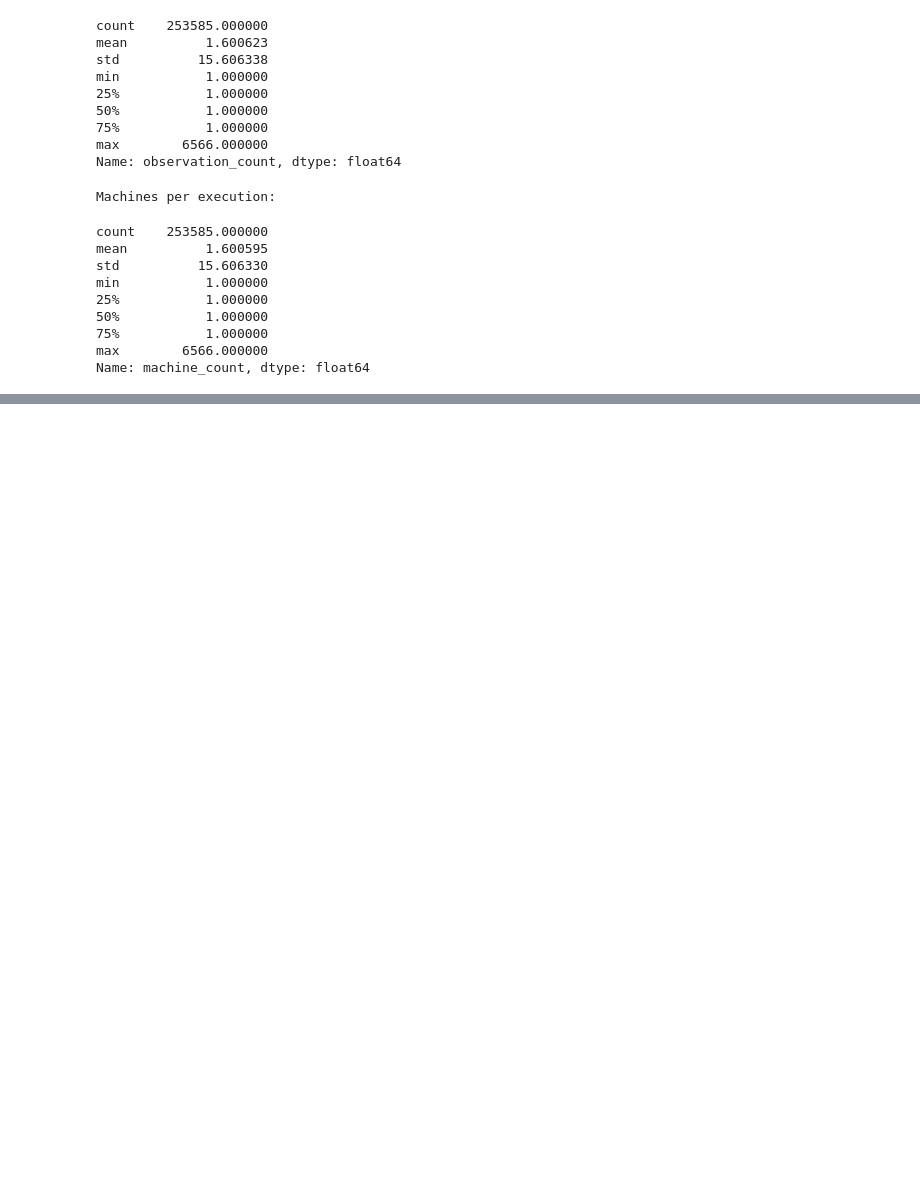
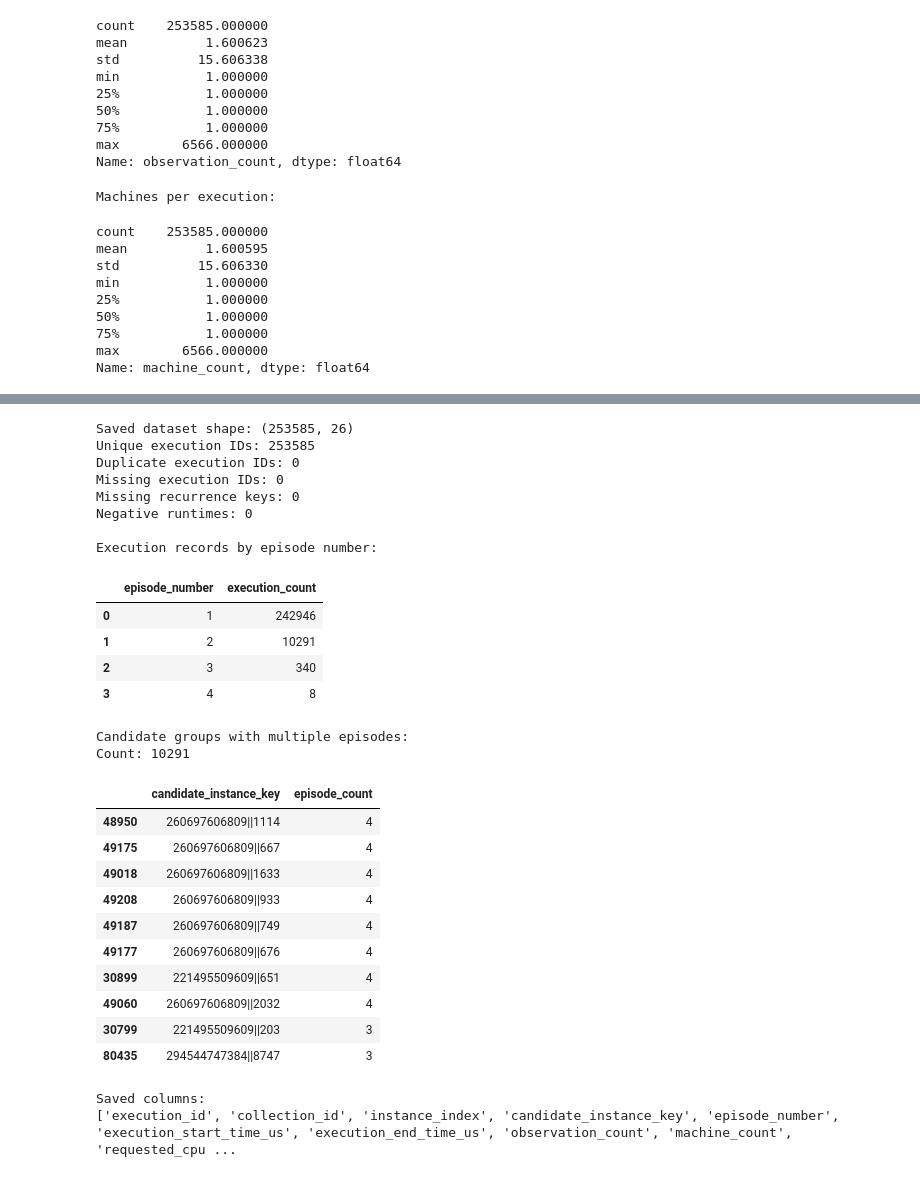
Before and after one commit to sonalilonkar1/masters-project, a Jupyter notebook: pipelines/google_subset/02_reconstructExecutions.ipynb, the cells around one changed output, grey strips where cells are left out. Saved outputs shown, nothing was run; the diff lists cells and outputs as text; code cells hidden in the pictures; blank space fills up the shorter version.

```diff
--- a/pipelines/google_subset/02_reconstructExecutions.ipynb
+++ b/pipelines/google_subset/02_reconstructExecutions.ipynb
@@ -827,0 +1160,79 @@ Name: machine_count, dtype: float64
+# %%
+# Reload the saved execution-level dataset
+saved_execution_df = pd.read_parquet(EXECUTIONS_PATH)
+
+print("Saved dataset shape:", saved_execution_df.shape)
+print("Unique execution IDs:",
+      saved_execution_df["execution_id"].nunique())
+print("Duplicate execution IDs:",
+      saved_execution_df["execution_id"].duplicated().sum())
+print("Missing execution IDs:",
+      saved_execution_df["execution_id"].isna().sum())
+print("Missing recurrence keys:",
+      saved_execution_df["recurrence_key"].isna().sum())
+print("Negative runtimes:",
+      (saved_execution_df["runtime_us"] < 0).sum())
+
+print("\nExecution records by episode number:")
+
+episode_summary = (
+    saved_execution_df
+    .groupby("episode_number")
+    .size()
+    .reset_index(name="execution_count")
+)
+
+display(episode_summary)
+
+print("\nCandidate groups with multiple episodes:")
+
+multiple_episode_groups = (
+    saved_execution_df
+    .groupby("candidate_instance_key")["episode_number"]
+    .nunique()
+    .reset_index(name="episode_count")
+)
+
+multiple_episode_groups = multiple_episode_groups[
+    multiple_episode_groups["episode_count"] > 1
+]
+
+print("Count:", len(multiple_episode_groups))
+
+display(
+    multiple_episode_groups
+    .sort_values("episode_count", ascending=False)
+    .head(10)
+)
+
+print("\nSaved columns:")
+print(saved_execution_df.columns.tolist())
+# %% [output]
+Saved dataset shape: (253585, 26)
+Unique execution IDs: 253585
+Duplicate execution IDs: 0
+Missing execution IDs: 0
+Missing recurrence keys: 0
+Negative runtimes: 0
+
+Execution records by episode number:
+|  | episode_number | execution_count |
+| 0 | 1 | 242946 |
+| 1 | 2 | 10291 |
+| 2 | 3 | 340 |
+| 3 | 4 | 8 |
+Candidate groups with multiple episodes:
+Count: 10291
+|  | candidate_instance_key | episode_count |
+| 48950 | 260697606809||1114 | 4 |
+| 49175 | 260697606809||667 | 4 |
+| 49018 | 260697606809||1633 | 4 |
+| 49208 | 260697606809||933 | 4 |
+| 49187 | 260697606809||749 | 4 |
+| 49177 | 260697606809||676 | 4 |
+| 30899 | 221495509609||651 | 4 |
+| 49060 | 260697606809||2032 | 4 |
+| 30799 | 221495509609||203 | 3 |
+| 80435 | 294544747384||8747 | 3 |
+Saved columns:
+['execution_id', 'collection_id', 'instance_index', 'candidate_instance_key', 'episode_number', 'execution_start_time_us', 'execution_end_time_us', 'observation_count', 'machine_count', 'requested_cpu ...
```
Also changed, not shown: parts of 14 cells of this notebook, 1 other file.
